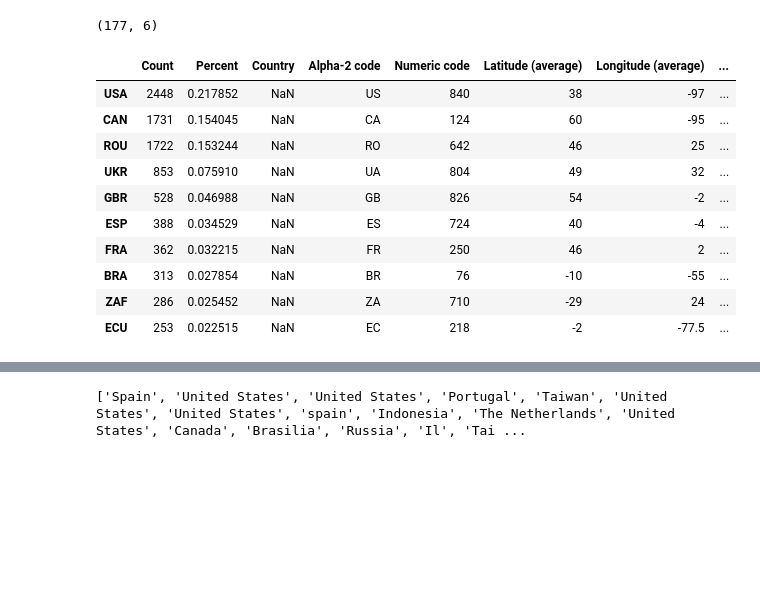
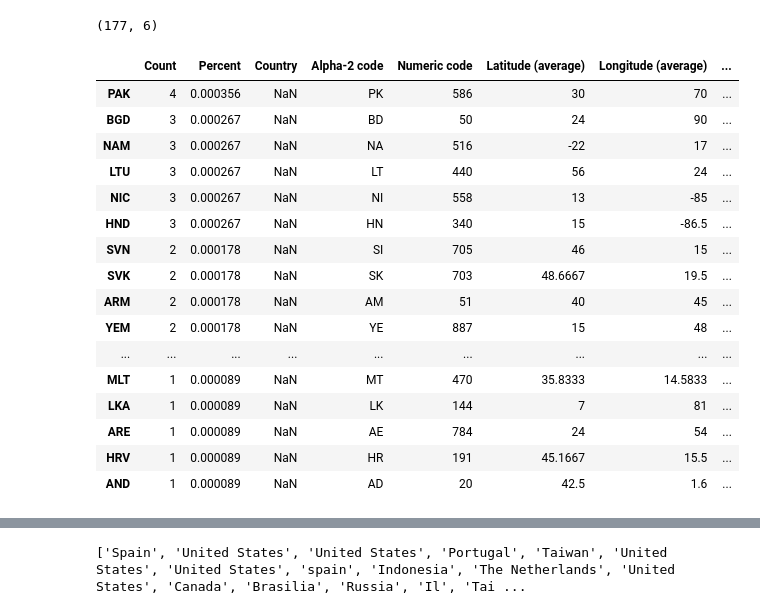
Before and after one commit to creativecommons/quantifying, a Jupyter notebook: analyze/Geomap_and_Model_building.ipynb, the cells around one changed output, grey strips where cells are left out. Cells and saved outputs as stored; diff of their text form; code cells hidden in the pictures; blank space fills up the shorter version.

```diff
--- a/analyze/Geomap_and_Model_building.ipynb
+++ b/analyze/Geomap_and_Model_building.ipynb
@@ -364,17 +366,23 @@ geometry_data.shape
 new_geo = GeoDataFrame(new)
 # %%
 new_geo = new_geo.sort_values(by='Count',ascending=False)
-# %%
-new_geo.head(10)
-# %% [output]
-|  | Count | Percent | Country | Alpha-2 code | Numeric code | Latitude (average) | Longitude (average) | ... |
-| USA | 2448 | 0.217852 | NaN | US | 840 | 38 | -97 | ... |
-| CAN | 1731 | 0.154045 | NaN | CA | 124 | 60 | -95 | ... |
-| ROU | 1722 | 0.153244 | NaN | RO | 642 | 46 | 25 | ... |
-| UKR | 853 | 0.075910 | NaN | UA | 804 | 49 | 32 | ... |
-| GBR | 528 | 0.046988 | NaN | GB | 826 | 54 | -2 | ... |
-| ESP | 388 | 0.034529 | NaN | ES | 724 | 40 | -4 | ... |
-| FRA | 362 | 0.032215 | NaN | FR | 250 | 46 | 2 | ... |
-| BRA | 313 | 0.027854 | NaN | BR | 76 | -10 | -55 | ... |
-| ZAF | 286 | 0.025452 | NaN | ZA | 710 | -29 | 24 | ... |
-| ECU | 253 | 0.022515 | NaN | EC | 218 | -2 | -77.5 | ... |
+# %%
+new_geo.tail(20)
+# %% [output]
+|  | Count | Percent | Country | Alpha-2 code | Numeric code | Latitude (average) | Longitude (average) | ... |
+| PAK | 4 | 0.000356 | NaN | PK | 586 | 30 | 70 | ... |
+| BGD | 3 | 0.000267 | NaN | BD | 50 | 24 | 90 | ... |
+| NAM | 3 | 0.000267 | NaN | NA | 516 | -22 | 17 | ... |
+| LTU | 3 | 0.000267 | NaN | LT | 440 | 56 | 24 | ... |
+| NIC | 3 | 0.000267 | NaN | NI | 558 | 13 | -85 | ... |
+| HND | 3 | 0.000267 | NaN | HN | 340 | 15 | -86.5 | ... |
+| SVN | 2 | 0.000178 | NaN | SI | 705 | 46 | 15 | ... |
+| SVK | 2 | 0.000178 | NaN | SK | 703 | 48.6667 | 19.5 | ... |
+| ARM | 2 | 0.000178 | NaN | AM | 51 | 40 | 45 | ... |
+| YEM | 2 | 0.000178 | NaN | YE | 887 | 15 | 48 | ... |
+| ... | ... | ... | ... | ... | ... | ... | ... | ... |
+| MLT | 1 | 0.000089 | NaN | MT | 470 | 35.8333 | 14.5833 | ... |
+| LKA | 1 | 0.000089 | NaN | LK | 144 | 7 | 81 | ... |
+| ARE | 1 | 0.000089 | NaN | AE | 784 | 24 | 54 | ... |
+| HRV | 1 | 0.000089 | NaN | HR | 191 | 45.1667 | 15.5 | ... |
+| AND | 1 | 0.000089 | NaN | AD | 20 | 42.5 | 1.6 | ... |
```
Also changed, not shown: parts of 31 cells of this notebook, 9 other files.
